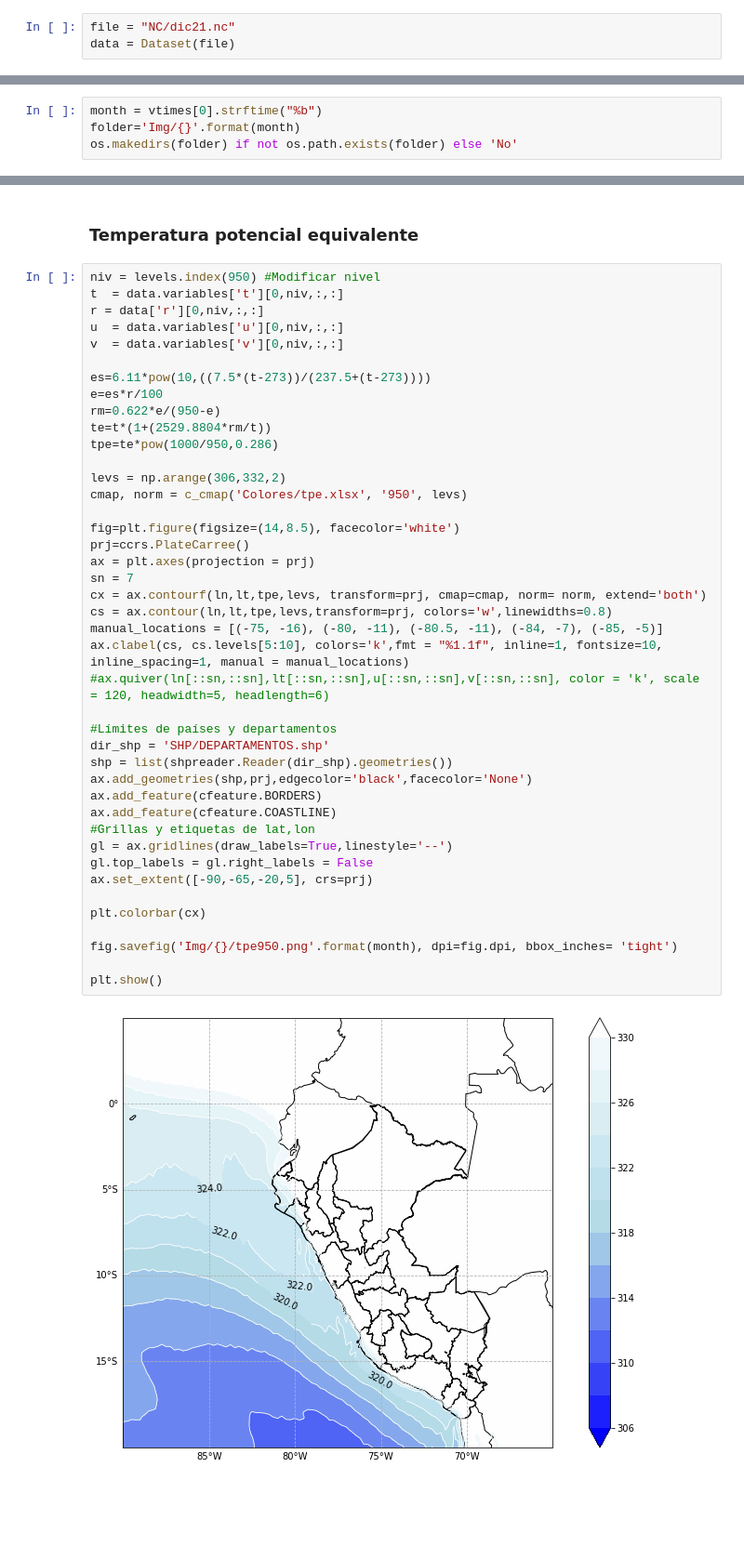
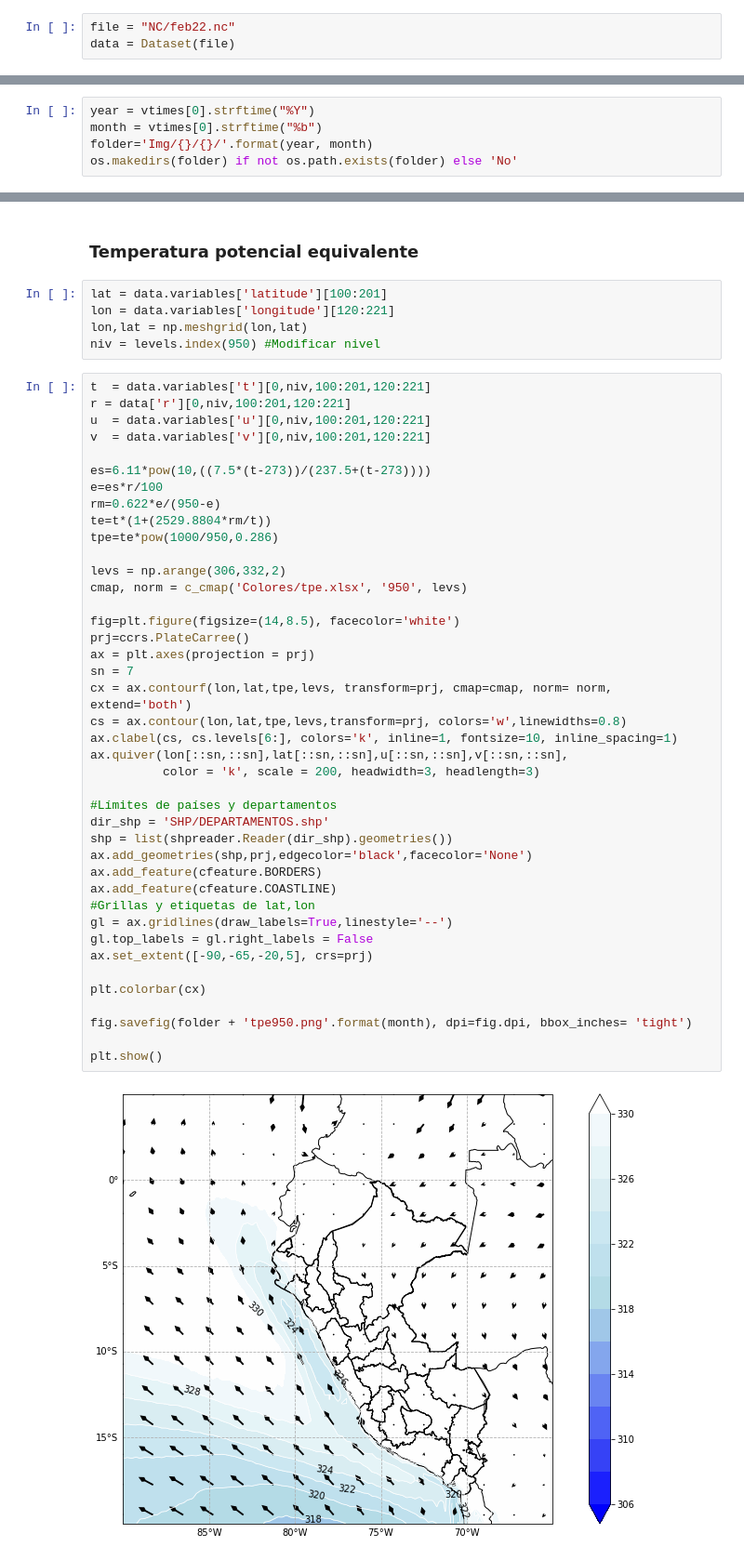
Before and after one commit to rosepb28/ERA5, a Jupyter notebook: era5.ipynb, the cells around one changed output, grey strips where cells are left out. Shown at 93% size. Drawn from its saved outputs; the diff is of its cells as text; blank space fills up the shorter version.

```diff
--- a/era5.ipynb
+++ b/era5.ipynb
@@ -60,7 +60,7 @@ Result(content_length=25027896,content_type=application/x-netcdf,location=https:
 # %% [markdown]
 ## Lectura de archivo
 # %%
-file = "NC/dic21.nc"
+file = "NC/feb22.nc"
 data = Dataset(file)
 # %%
 for v in data.variables.keys():
@@ -103,8 +103,9 @@ times=data.variables['time']
 vtimes = num2date(times[:], times.units)
 levels = data['level'][:].tolist()
 # %%
+year = vtimes[0].strftime("%Y")
 month = vtimes[0].strftime("%b")
-folder='Img/{}'.format(month)
+folder='Img/{}/{}/'.format(year, month)
 os.makedirs(folder) if not os.path.exists(folder) else 'No'
 # %% [output]
 'No'
@@ -270,46 +274,50 @@ plt.show()
 # %% [markdown]
 ### Temperatura potencial equivalente
+# %%
+lat = data.variables['latitude'][100:201]
+lon = data.variables['longitude'][120:221]
+lon,lat = np.meshgrid(lon,lat)
+niv = levels.index(950) #Modificar nivel
 # %%
-niv = levels.index(950) #Modificar nivel
-t  = data.variables['t'][0,niv,:,:]
-r = data['r'][0,niv,:,:]
-u  = data.variables['u'][0,niv,:,:]
-v  = data.variables['v'][0,niv,:,:]
+t  = data.variables['t'][0,niv,100:201,120:221]
+r = data['r'][0,niv,100:201,120:221]
+u  = data.variables['u'][0,niv,100:201,120:221]
+v  = data.variables['v'][0,niv,100:201,120:221]
 
 es=6.11*pow(10,((7.5*(t-273))/(237.5+(t-273))))
 e=es*r/100
 rm=0.622*e/(950-e)
 te=t*(1+(2529.8804*rm/t))
 tpe=te*pow(1000/950,0.286)
 
 levs = np.arange(306,332,2)
 cmap, norm = c_cmap('Colores/tpe.xlsx', '950', levs)
 
 fig=plt.figure(figsize=(14,8.5), facecolor='white')
 prj=ccrs.PlateCarree()
 ax = plt.axes(projection = prj)
 sn = 7
-cx = ax.contourf(ln,lt,tpe,levs, transform=prj, cmap=cmap, norm= norm, extend='both')
-cs = ax.contour(ln,lt,tpe,levs,transform=prj, colors='w',linewidths=0.8)
-manual_locations = [(-75, -16), (-80, -11), (-80.5, -11), (-84, -7), (-85, -5)]
-ax.clabel(cs, cs.levels[5:10], colors='k',fmt = "%1.1f", inline=1, fontsize=10, inline_spacing=1, manual = manual_locations)
-#ax.quiver(ln[::sn,::sn],lt[::sn,::sn],u[::sn,::sn],v[::sn,::sn], color = 'k', scale = 120, headwidth=5, headlength=6)
+cx = ax.contourf(lon,lat,tpe,levs, transform=prj, cmap=cmap, norm= norm, extend='both')
+cs = ax.contour(lon,lat,tpe,levs,transform=prj, colors='w',linewidths=0.8)
+ax.clabel(cs, cs.levels[6:], colors='k', inline=1, fontsize=10, inline_spacing=1)
+ax.quiver(lon[::sn,::sn],lat[::sn,::sn],u[::sn,::sn],v[::sn,::sn],
+          color = 'k', scale = 200, headwidth=3, headlength=3)
 
 #Límites de países y departamentos
 dir_shp = 'SHP/DEPARTAMENTOS.shp'
 shp = list(shpreader.Reader(dir_shp).geometries())
 ax.add_geometries(shp,prj,edgecolor='black',facecolor='None')
 ax.add_feature(cfeature.BORDERS)
 ax.add_feature(cfeature.COASTLINE)
 #Grillas y etiquetas de lat,lon
 gl = ax.gridlines(draw_labels=True,linestyle='--')
 gl.top_labels = gl.right_labels = False
 ax.set_extent([-90,-65,-20,5], crs=prj)
 
 plt.colorbar(cx)
 
-fig.savefig('Img/{}/tpe950.png'.format(month), dpi=fig.dpi, bbox_inches= 'tight')
+fig.savefig(folder + 'tpe950.png'.format(month), dpi=fig.dpi, bbox_inches= 'tight')
 
 plt.show()
 # %% [output]
-[figure, old version]
+[figure, new version]
```
Also changed, not shown: parts of 5 cells of this notebook, 43 other files.
